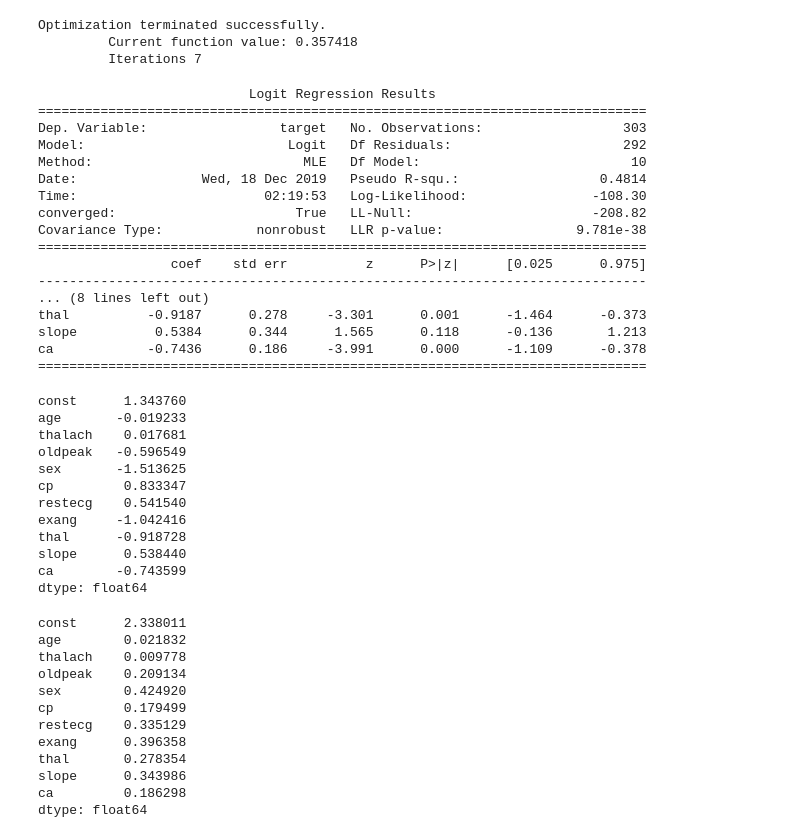
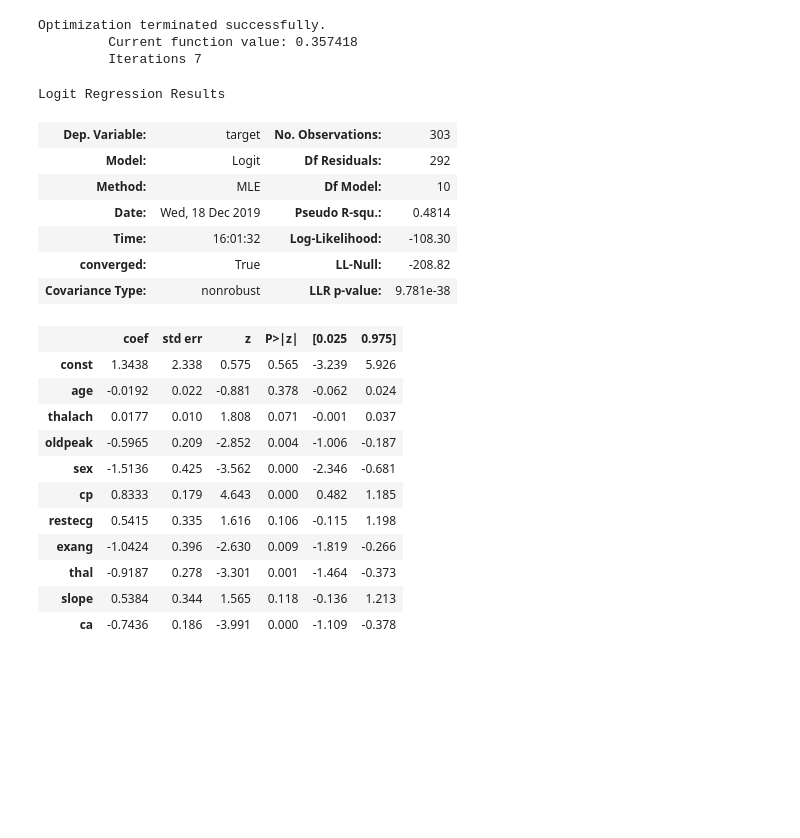
Before and after one commit to bill7845/jupyter_repo, a Jupyter notebook: 힐링페이퍼_사전과제.ipynb, the cells around one changed output. Cells and saved outputs as stored; diff of their text form; code cells hidden in the pictures; blank space fills up the shorter version.

```diff
--- a/힐링페이퍼_사전과제.ipynb
+++ b/힐링페이퍼_사전과제.ipynb
@@ -230,62 +256,33 @@ import statsmodels.formula.api as smf
 # %%
-# modeling
+# get 오즈비
 
-dependent_variable = df['target']
-independent_variables = df[['age','thalach','oldpeak','sex','cp','restecg','exang','thal','slope','ca']]
 independent_variables_with_constant = sm.add_constant(independent_variables,prepend=True) ##
 
-logit_model = sm.Logit(dependent_variable, independent_variables_with_constant).fit()
+result = sm.Logit(dependent_variable, independent_variables_with_constant).fit()
 # %% [output]
 Optimization terminated successfully.
          Current function value: 0.357418
          Iterations 7
-# %%
-print(logit_model.summary())
-# %% [output]
-                           Logit Regression Results
-==============================================================================
-Dep. Variable:                 target   No. Observations:                  303
-Model:                          Logit   Df Residuals:                      292
-Method:                           MLE   Df Model:                           10
-Date:                Wed, 18 Dec 2019   Pseudo R-squ.:                  0.4814
-Time:                        02:19:53   Log-Likelihood:                -108.30
-converged:                       True   LL-Null:                       -208.82
-Covariance Type:            nonrobust   LLR p-value:                 9.781e-38
-==============================================================================
-                 coef    std err          z      P>|z|      [0.025      0.975]
-------------------------------------------------------------------------------
-... (8 lines left out)
-thal          -0.9187      0.278     -3.301      0.001      -1.464      -0.373
-slope          0.5384      0.344      1.565      0.118      -0.136       1.213
-ca            -0.7436      0.186     -3.991      0.000      -1.109      -0.378
-==============================================================================
-# %%
-logit_model.params
-# %% [output]
-const      1.343760
-age       -0.019233
-thalach    0.017681
-oldpeak   -0.596549
-sex       -1.513625
-cp         0.833347
-restecg    0.541540
-exang     -1.042416
-thal      -0.918728
-slope      0.538440
-ca        -0.743599
-dtype: float64
-# %%
-logit_model.bse
-# %% [output]
-const      2.338011
-age        0.021832
-thalach    0.009778
-oldpeak    0.209134
-sex        0.424920
-cp         0.179499
-restecg    0.335129
-exang      0.396358
-thal       0.278354
-slope      0.343986
-ca         0.186298
-dtype: float64
+# %%
+result.summary()
+# %% [output]
+Logit Regression Results
+| Dep. Variable: | target | No. Observations: | 303 |
+| Model: | Logit | Df Residuals: | 292 |
+| Method: | MLE | Df Model: | 10 |
+| Date: | Wed, 18 Dec 2019 | Pseudo R-squ.: | 0.4814 |
+| Time: | 16:01:32 | Log-Likelihood: | -108.30 |
+| converged: | True | LL-Null: | -208.82 |
+| Covariance Type: | nonrobust | LLR p-value: | 9.781e-38 |
+|  | coef | std err | z | P>|z| | [0.025 | 0.975] |
+| const | 1.3438 | 2.338 | 0.575 | 0.565 | -3.239 | 5.926 |
+| age | -0.0192 | 0.022 | -0.881 | 0.378 | -0.062 | 0.024 |
+| thalach | 0.0177 | 0.010 | 1.808 | 0.071 | -0.001 | 0.037 |
+| oldpeak | -0.5965 | 0.209 | -2.852 | 0.004 | -1.006 | -0.187 |
+| sex | -1.5136 | 0.425 | -3.562 | 0.000 | -2.346 | -0.681 |
+| cp | 0.8333 | 0.179 | 4.643 | 0.000 | 0.482 | 1.185 |
+| restecg | 0.5415 | 0.335 | 1.616 | 0.106 | -0.115 | 1.198 |
+| exang | -1.0424 | 0.396 | -2.630 | 0.009 | -1.819 | -0.266 |
+| thal | -0.9187 | 0.278 | -3.301 | 0.001 | -1.464 | -0.373 |
+| slope | 0.5384 | 0.344 | 1.565 | 0.118 | -0.136 | 1.213 |
+| ca | -0.7436 | 0.186 | -3.991 | 0.000 | -1.109 | -0.378 |
```
Also changed, not shown: parts of 21 cells of this notebook.
